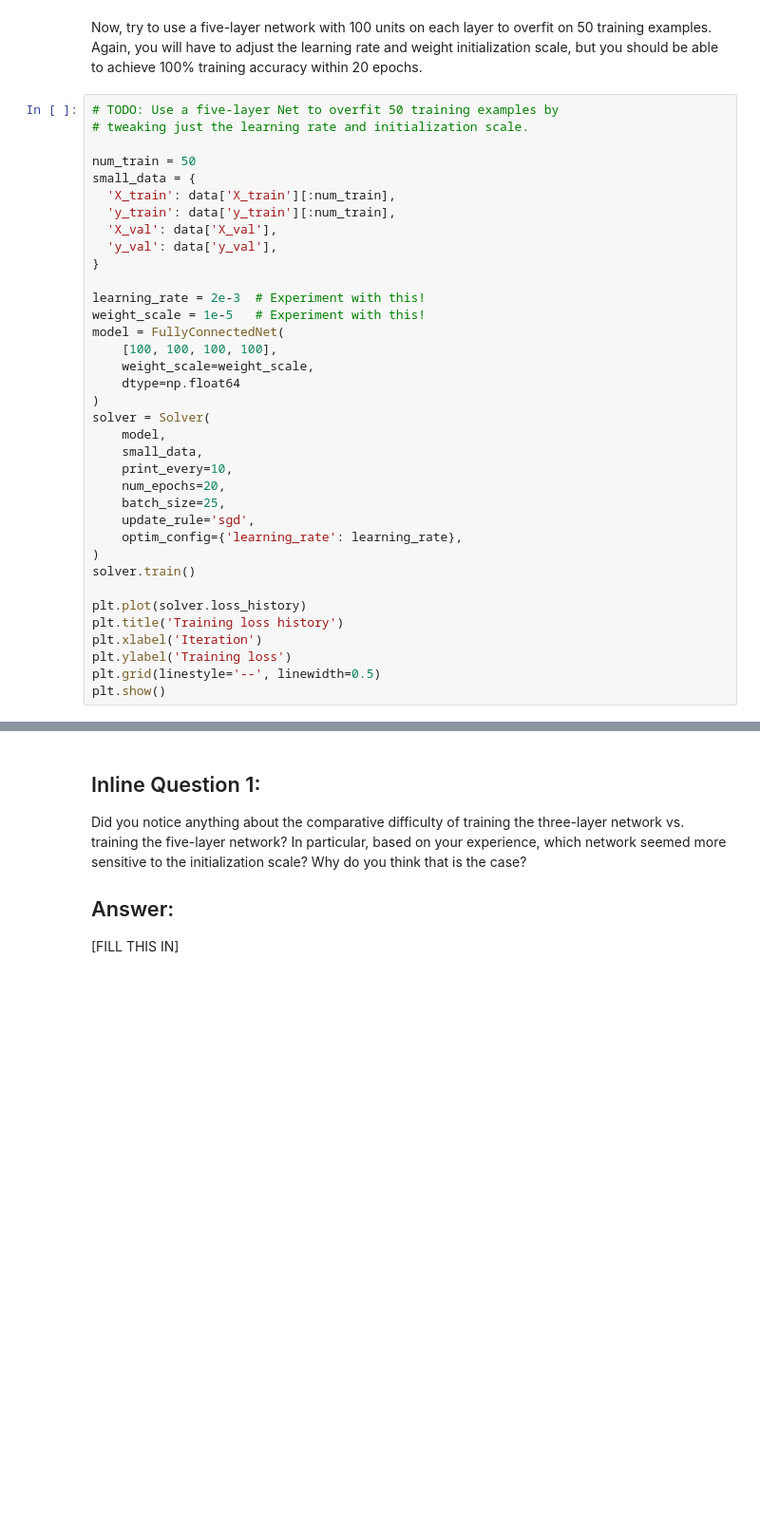
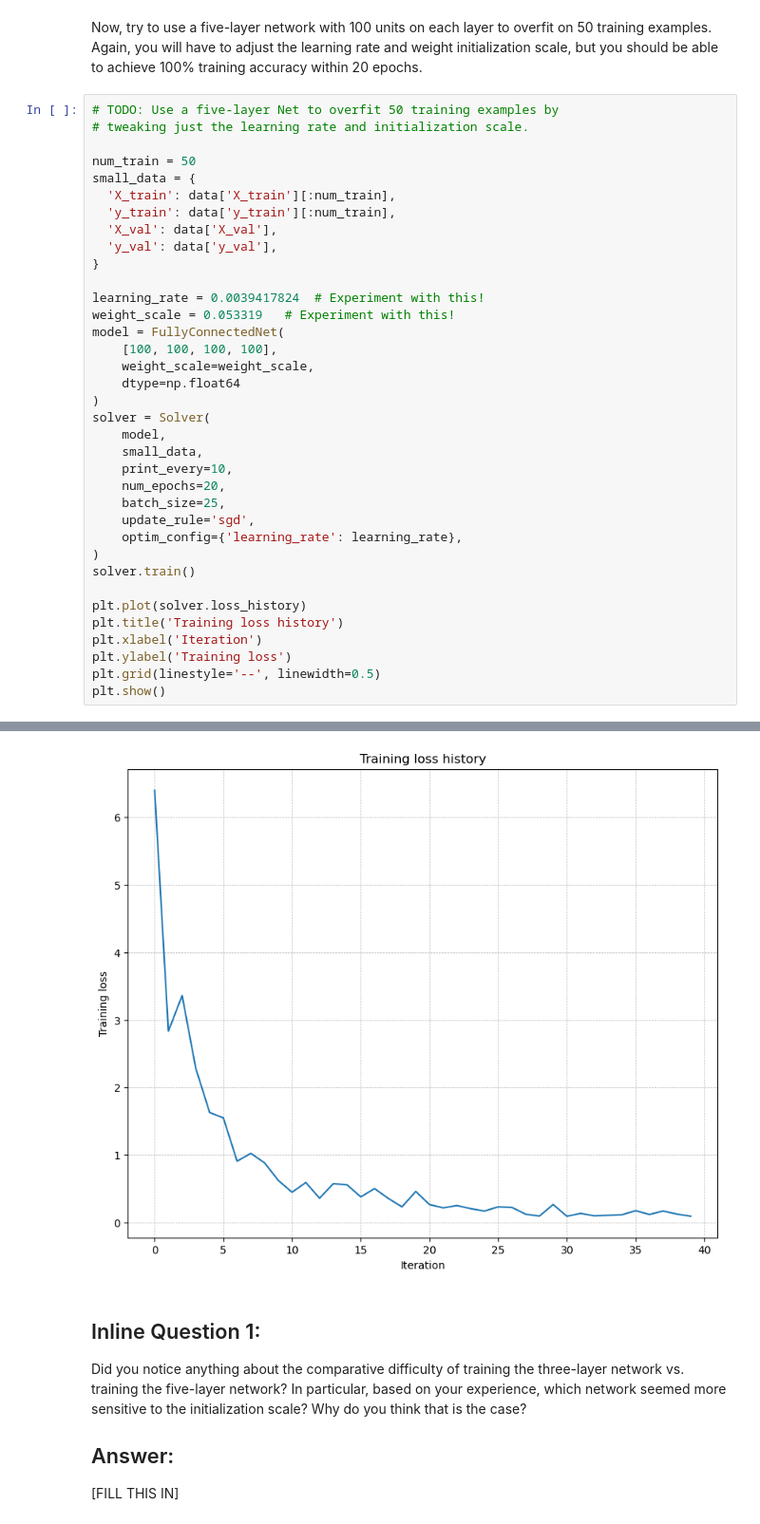
Before and after one commit to Snak0067/CS231_2022_assignment2, a Jupyter notebook: FullyConnectedNets.ipynb, the cells around one changed output, grey strips where cells are left out. Shown: that part at 95% size. Drawn from its saved outputs; the diff is of its cells as text; blank space fills up the shorter version.

```diff
--- a/FullyConnectedNets.ipynb
+++ b/FullyConnectedNets.ipynb
@@ -152,8 +183,8 @@ small_data = {
   'y_val': data['y_val'],
 }
 
-learning_rate = 2e-3  # Experiment with this!
-weight_scale = 1e-5   # Experiment with this!
+learning_rate = 0.0039417824  # Experiment with this!
+weight_scale = 0.053319   # Experiment with this!
 model = FullyConnectedNet(
     [100, 100, 100, 100],
     weight_scale=weight_scale,
@@ -176,3 +207,4 @@ plt.xlabel('Iteration')
 plt.ylabel('Training loss')
 plt.grid(linestyle='--', linewidth=0.5)
 plt.show()
+# %% [output]
@@ -179,3 +228,4 @@ plt.show()
+[figure, added]
 # %% [markdown]
 ## Inline Question 1:
 Did you notice anything about the comparative difficulty of training the three-layer network vs. training the five-layer network? In particular, based on your experience, which network seemed more sensitive to the initialization scale? Why do you think that is the case?
```
Also changed, not shown: parts of 3 cells of this notebook, 4 other files.
